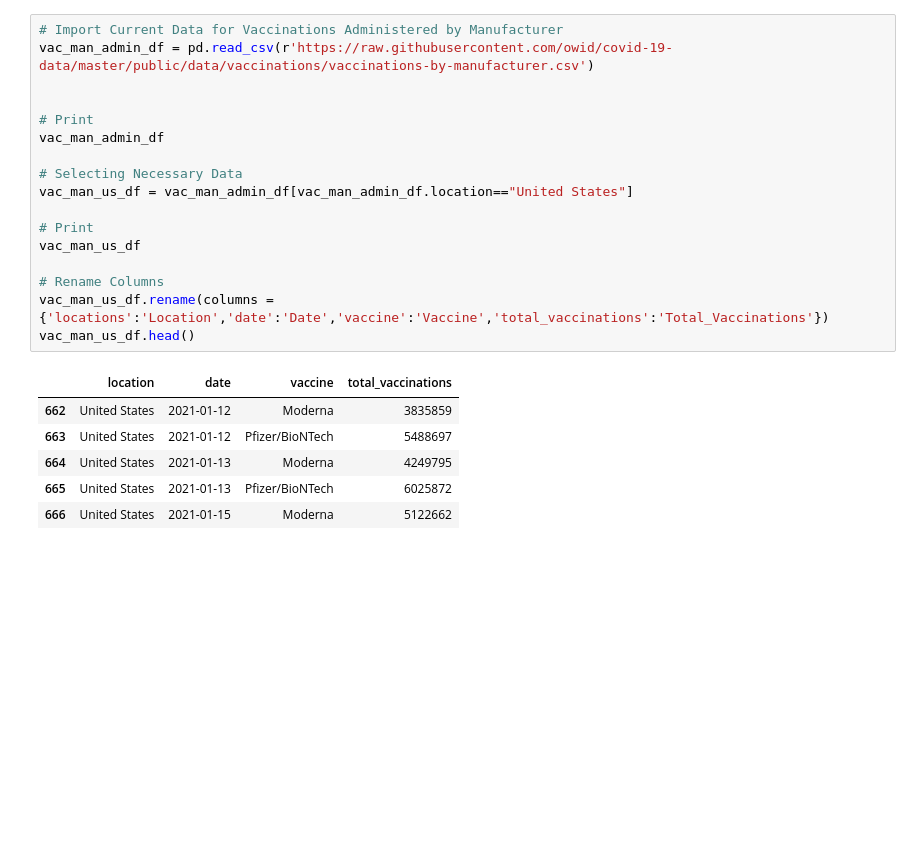
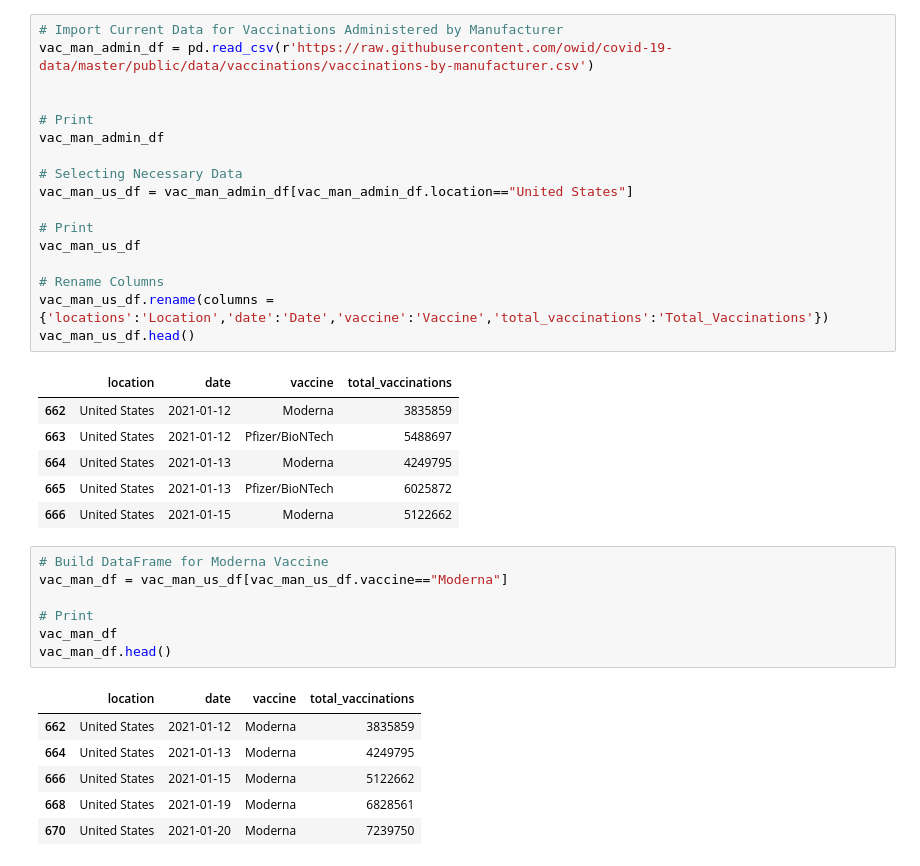
Before and after one commit to tduron3/I_Have_No_Clue, a Jupyter notebook: Project_1.ipynb, the cells around one changed output. Drawn from its saved outputs; the diff is of its cells as text; blank space fills up the shorter version.

```diff
--- a/Project_1.ipynb
+++ b/Project_1.ipynb
@@ -396,3 +396,17 @@ vac_man_us_df.head()
 | 664 | United States | 2021-01-13 | Moderna | 4249795 |
 | 665 | United States | 2021-01-13 | Pfizer/BioNTech | 6025872 |
 | 666 | United States | 2021-01-15 | Moderna | 5122662 |
+# %%
+# Build DataFrame for Moderna Vaccine
+vac_man_df = vac_man_us_df[vac_man_us_df.vaccine=="Moderna"]
+
+# Print
+vac_man_df
+vac_man_df.head()
+# %% [output]
+|  | location | date | vaccine | total_vaccinations |
+| 662 | United States | 2021-01-12 | Moderna | 3835859 |
+| 664 | United States | 2021-01-13 | Moderna | 4249795 |
+| 666 | United States | 2021-01-15 | Moderna | 5122662 |
+| 668 | United States | 2021-01-19 | Moderna | 6828561 |
+| 670 | United States | 2021-01-20 | Moderna | 7239750 |
```
Also changed, not shown: parts of 2 cells of this notebook.
